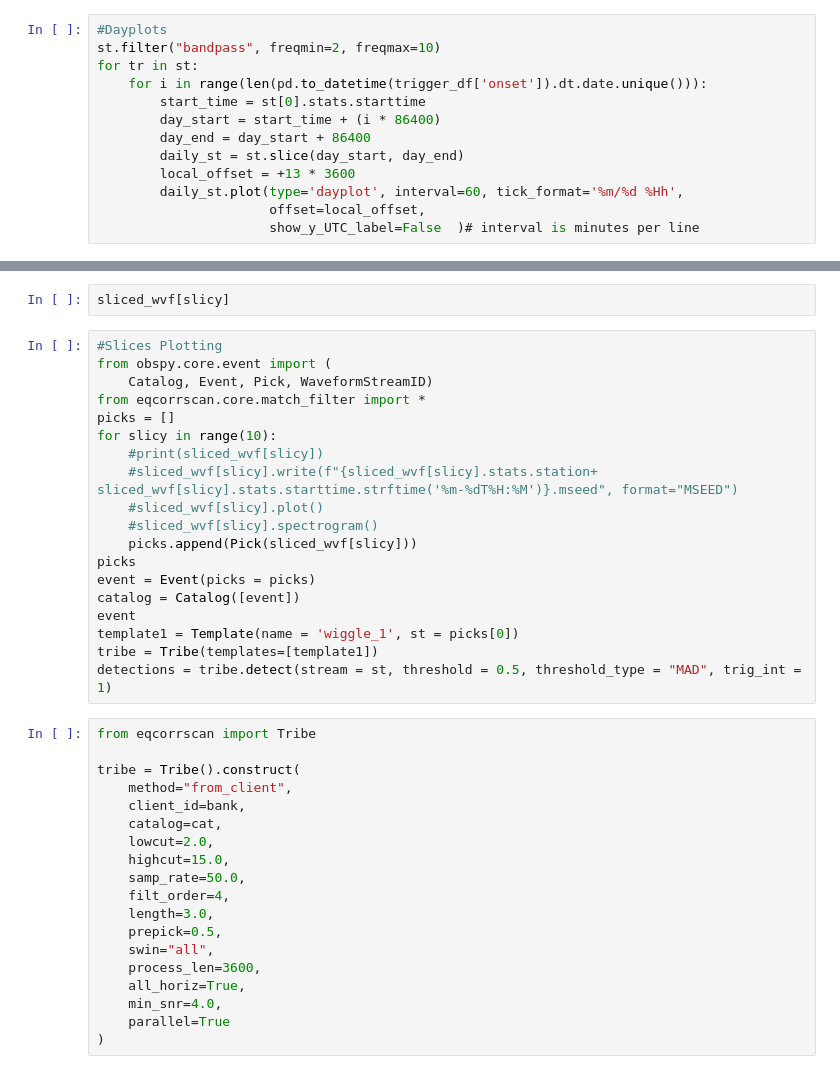
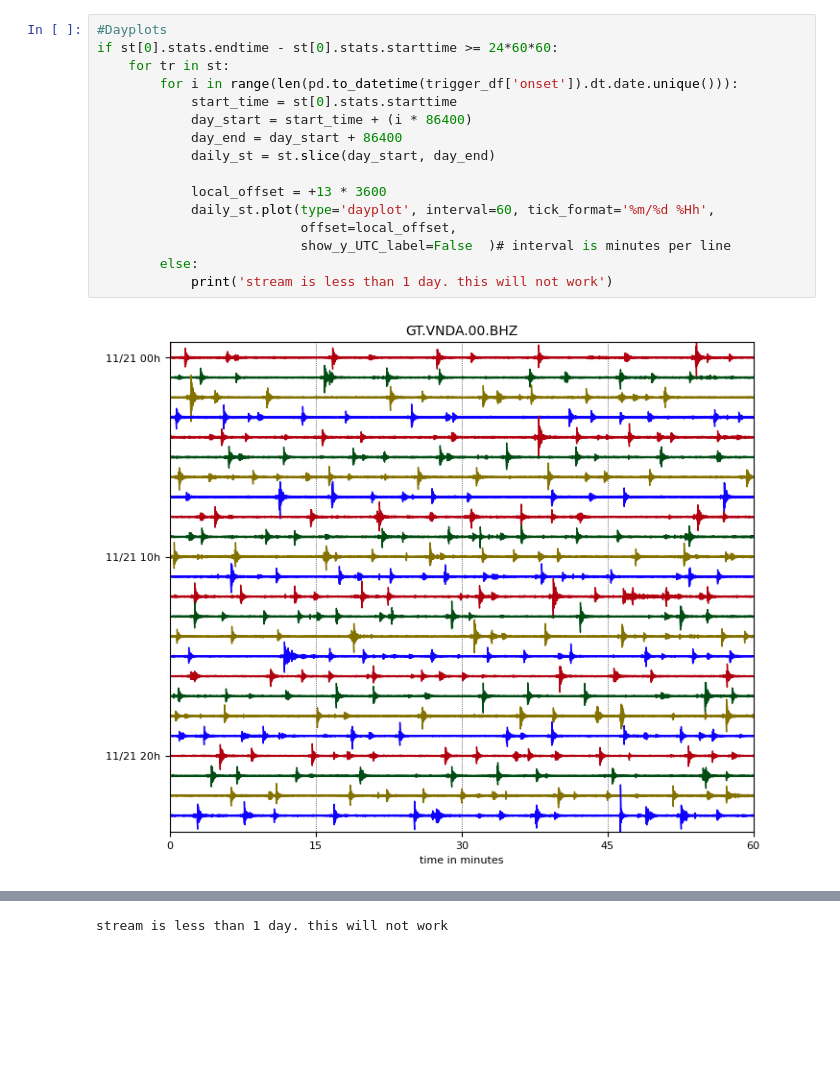
Before and after one commit to glacierpretzel/VANDA_work, a Jupyter notebook: vnda_triggers.ipynb, the cells around one changed output, grey strips where cells are left out. Drawn from its saved outputs; the diff is of its cells as text; blank space fills up the shorter version.

```diff
--- a/vnda_triggers.ipynb
+++ b/vnda_triggers.ipynb
@@ -143,13 +259,18 @@ stat_plotter(trigger_df, filtered_df)
 # %%
 #Dayplots
-st.filter("bandpass", freqmin=2, freqmax=10)
-for tr in st:
-    for i in range(len(pd.to_datetime(trigger_df['onset']).dt.date.unique())):
-        start_time = st[0].stats.starttime
-        day_start = start_time + (i * 86400)
-        day_end = day_start + 86400
-        daily_st = st.slice(day_start, day_end)
-        local_offset = +13 * 3600
-        daily_st.plot(type='dayplot', interval=60, tick_format='%m/%d %Hh',
-                      offset=local_offset,
-                      show_y_UTC_label=False  )# interval is minutes per line
+if st[0].stats.endtime - st[0].stats.starttime >= 24*60*60:
+    for tr in st:
+        for i in range(len(pd.to_datetime(trigger_df['onset']).dt.date.unique())):
+            start_time = st[0].stats.starttime
+            day_start = start_time + (i * 86400)
+            day_end = day_start + 86400
+            daily_st = st.slice(day_start, day_end)
+
+            local_offset = +13 * 3600
+            daily_st.plot(type='dayplot', interval=60, tick_format='%m/%d %Hh',
+                          offset=local_offset,
+                          show_y_UTC_label=False  )# interval is minutes per line
+        else:
+            print('stream is less than 1 day. this will not work')
+# %% [output]
+[figure, added]
@@ -156,40 +284 @@ for tr in st:
+stream is less than 1 day. this will not work
-# %%
-sliced_wvf[slicy]
-# %%
-#Slices Plotting
-from obspy.core.event import (
-    Catalog, Event, Pick, WaveformStreamID)
-from eqcorrscan.core.match_filter import *
-picks = []
-for slicy in range(10):
-    #print(sliced_wvf[slicy])
-    #sliced_wvf[slicy].write(f"{sliced_wvf[slicy].stats.station+ sliced_wvf[slicy].stats.starttime.strftime('%m-%dT%H:%M')}.mseed", format="MSEED")
-    #sliced_wvf[slicy].plot()
-    #sliced_wvf[slicy].spectrogram()
-    picks.append(Pick(sliced_wvf[slicy]))
-picks
-event = Event(picks = picks)
-catalog = Catalog([event])
-event
-template1 = Template(name = 'wiggle_1', st = picks[0])
-tribe = Tribe(templates=[template1])
-detections = tribe.detect(stream = st, threshold = 0.5, threshold_type = "MAD", trig_int = 1)
-# %%
-from eqcorrscan import Tribe
-
-tribe = Tribe().construct(
-    method="from_client",
-    client_id=bank,
-    catalog=cat,
-    lowcut=2.0,
-    highcut=15.0,
-    samp_rate=50.0,
-    filt_order=4,
-    length=3.0,
-    prepick=0.5,
-    swin="all",
-    process_len=3600,
-    all_horiz=True,
-    min_snr=4.0,
-    parallel=True
-)
```
Also changed, not shown: parts of 22 cells of this notebook, 1 other file.
